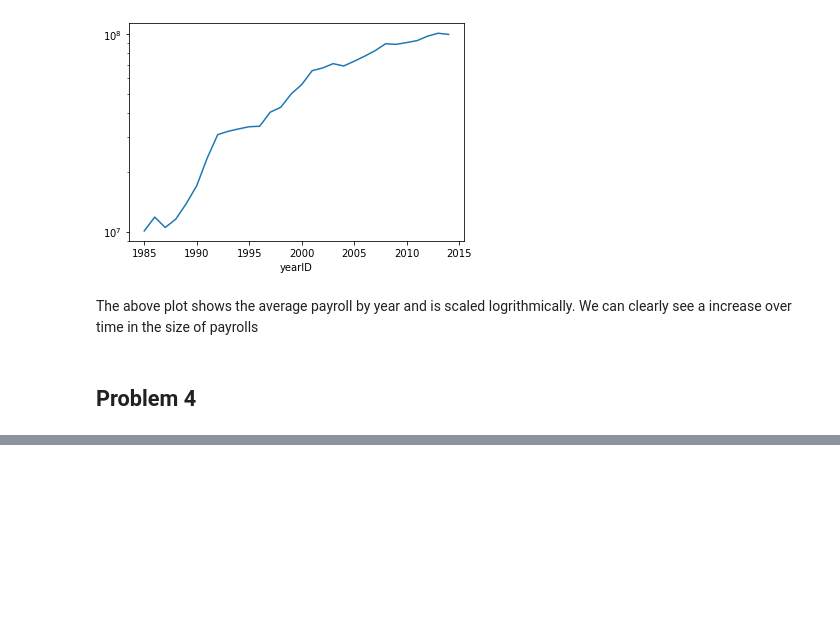
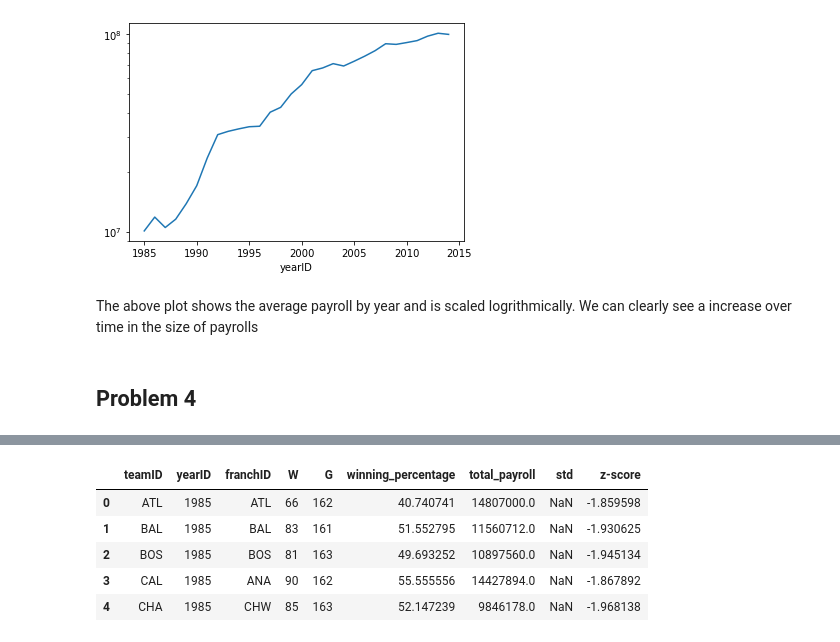
Before and after one commit to vasanth16/DSProjects, a Jupyter notebook: Project 2.ipynb, the cells around one changed output, grey strips where cells are left out. Saved outputs shown, nothing was run; the diff lists cells and outputs as text; code cells hidden in the pictures; blank space fills up the shorter version.

```diff
--- a/Project 2.ipynb
+++ b/Project 2.ipynb
@@ -152,0 +155,13 @@ for per in range(5): #Loop for producing 5 charts
+# %%
+t['std'] = t.groupby('yearID').total_payroll.std()
+a = t.yearID.unique()
+for i in a:
+    t['z-score'] = (t.total_payroll - t[t.yearID == i].total_payroll.mean())/t[t.yearID == i].total_payroll.std()
+t.head()
+# %% [output]
+|  | teamID | yearID | franchID | W | G | winning_percentage | total_payroll | std | z-score |
+| 0 | ATL | 1985 | ATL | 66 | 162 | 40.740741 | 14807000.0 | NaN | -1.859598 |
+| 1 | BAL | 1985 | BAL | 83 | 161 | 51.552795 | 11560712.0 | NaN | -1.930625 |
+| 2 | BOS | 1985 | BOS | 81 | 163 | 49.693252 | 10897560.0 | NaN | -1.945134 |
+| 3 | CAL | 1985 | ANA | 90 | 162 | 55.555556 | 14427894.0 | NaN | -1.867892 |
+| 4 | CHA | 1985 | CHW | 85 | 163 | 52.147239 | 9846178.0 | NaN | -1.968138 |
```
Also changed, not shown: parts of 6 cells of this notebook.
